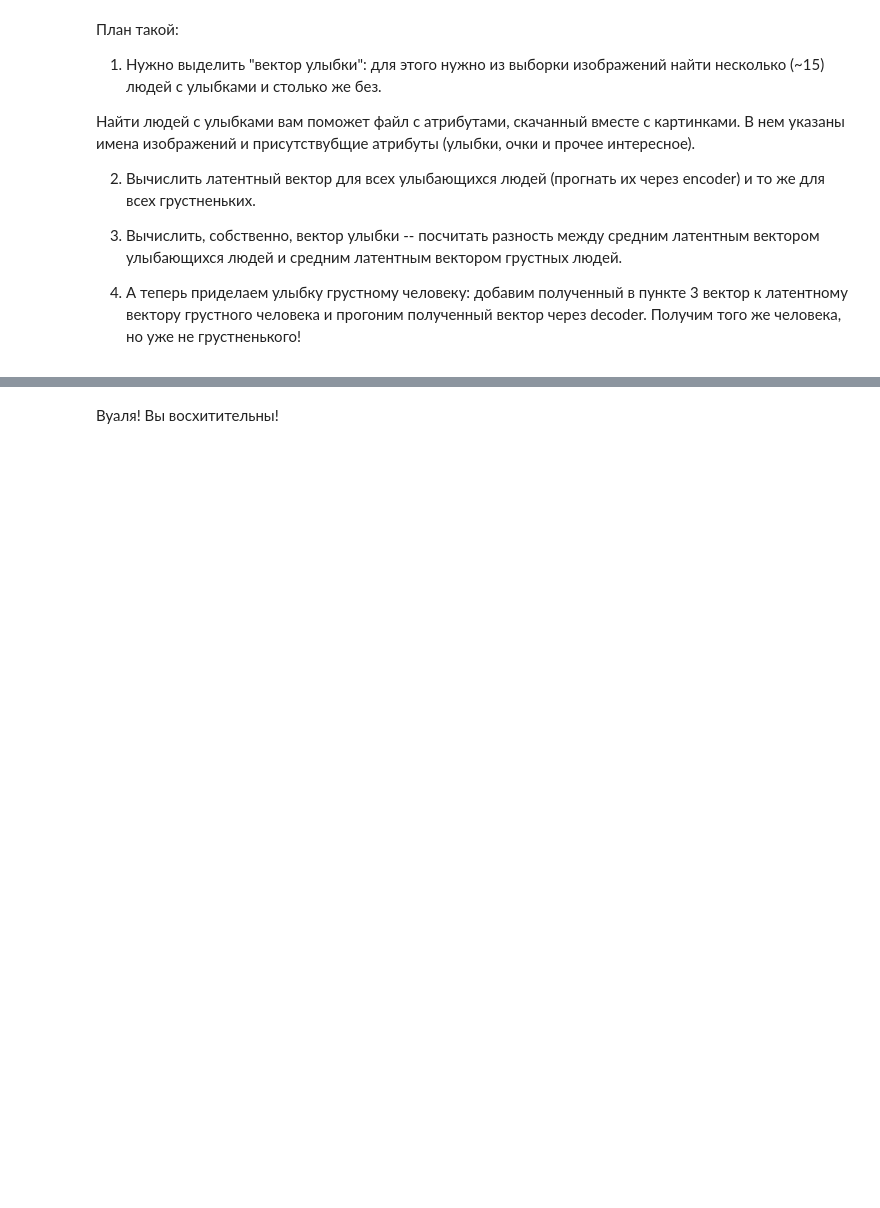
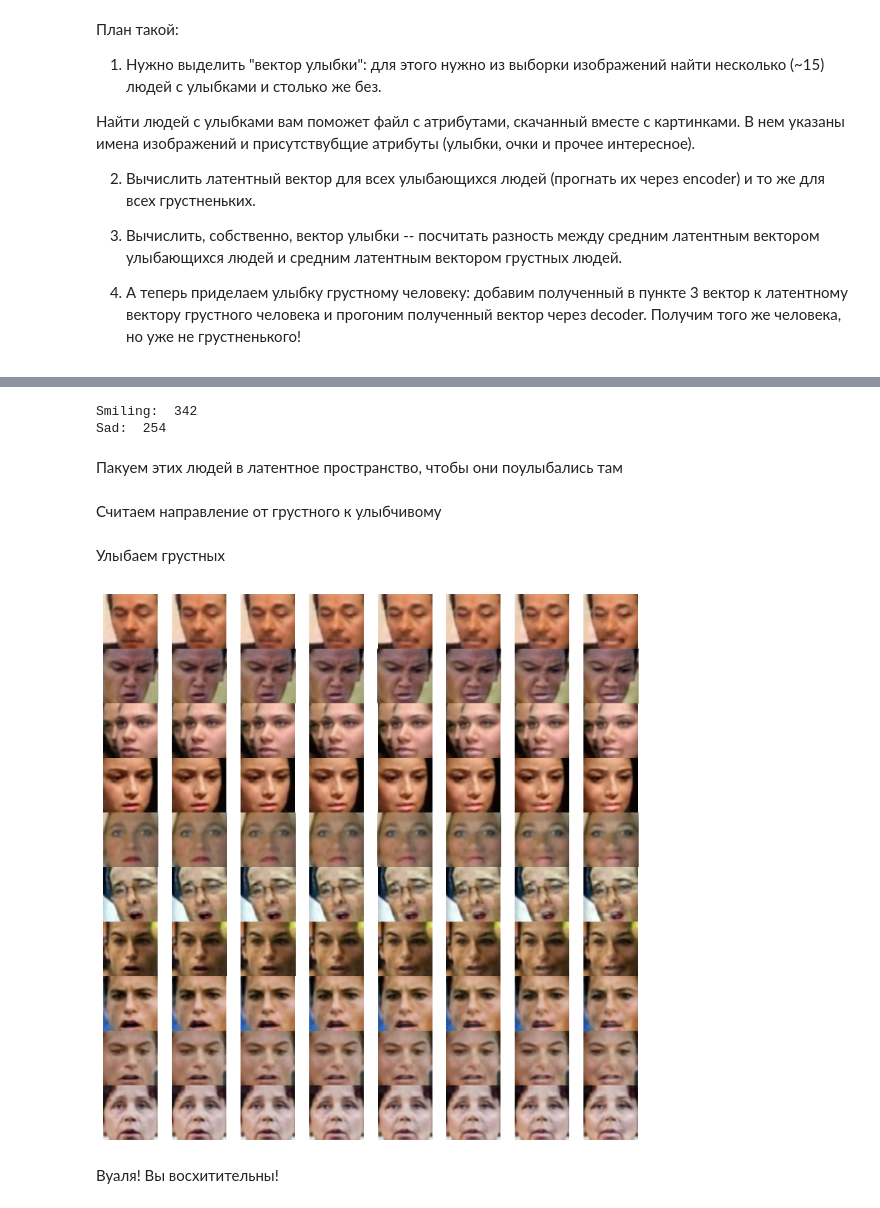
Before and after one commit to Figishe/DeepLearningSchool_part_1_ml_cv, a Jupyter notebook: week_10_AE_VAE/Homework/hw_7_autoencoders.ipynb, the cells around one changed output, grey strips where cells are left out. Drawn from its saved outputs; the diff is of its cells as text; code cells hidden in the pictures; blank space fills up the shorter version.

Commit message:
HW7 Smiling faces

```diff
--- a/week_10_AE_VAE/Homework/hw_7_autoencoders.ipynb
+++ b/week_10_AE_VAE/Homework/hw_7_autoencoders.ipynb
@@ -530,3 +547,54 @@ plot_generated_images(output, square_size=5)
+# %%
+smiling_images = np.stack([im for (im, attr) in zip(images, attrs['Smiling']) if attr > 2.0])
+smile_dataset = to_tensor_dataset(smiling_images)
+print("Smiling: ", len(smile_dataset))
+
+sad_images = np.stack([im for (im, attr) in zip(images, attrs['Smiling']) if attr < -2.0])
+sad_dataset = to_tensor_dataset(sad_images)
+print("Sad: ", len(sad_dataset))
+# %% [output]
+Smiling:  342
+Sad:  254
+# %% [markdown]
+Пакуем этих людей в латентное пространство, чтобы они поулыбались там
+# %%
+with torch.no_grad():
+    _, smiling_latents = best_autoencoder(smile_dataset[:][0].to(DEVICE))
+    _, sad_latents = best_autoencoder(sad_dataset[:][0].to(DEVICE))
+# %% [markdown]
+Считаем направление от грустного к улыбчивому
+# %%
+delta_smile = (smiling_latents.mean(dim=0).cpu().numpy() - sad_latents.mean(dim=0).cpu().numpy())
+# %% [markdown]
+Улыбаем грустных
+# %%
+SMILE_STEPS = 8
+CANDIDATES = 10
+
+fig, axes = plt.subplots(CANDIDATES, SMILE_STEPS, figsize=(10, 10))
+
+saddy_latents = sad_latents[:CANDIDATES]
+
+with torch.no_grad():
+
+    for smile_step in range(SMILE_STEPS):
+
+        smile_coeff = 2 * smile_step / SMILE_STEPS
+
+        smiling_saddy_latents = saddy_latents + torch.tensor(delta_smile).float().to(DEVICE) * smile_coeff
+        smiling_saddies = best_autoencoder.model.decoder(smiling_saddy_latents.to(DEVICE)).cpu()
+
+        n = len(smiling_saddies)
+
+        for i in range(n):
+            axes[i, smile_step].imshow(smiling_saddies[i].permute(1,2,0).clamp(0, 1))
+            axes[i, smile_step].axis("off")
+
+
+plt.subplots_adjust(wspace=0, hspace=0)
+plt.show()
+# %% [output]
+[figure, added]
 # %% [markdown]
 Вуаля! Вы восхитительны!
 # %% [markdown]
```
Also changed, not shown: parts of 6 cells of this notebook.
